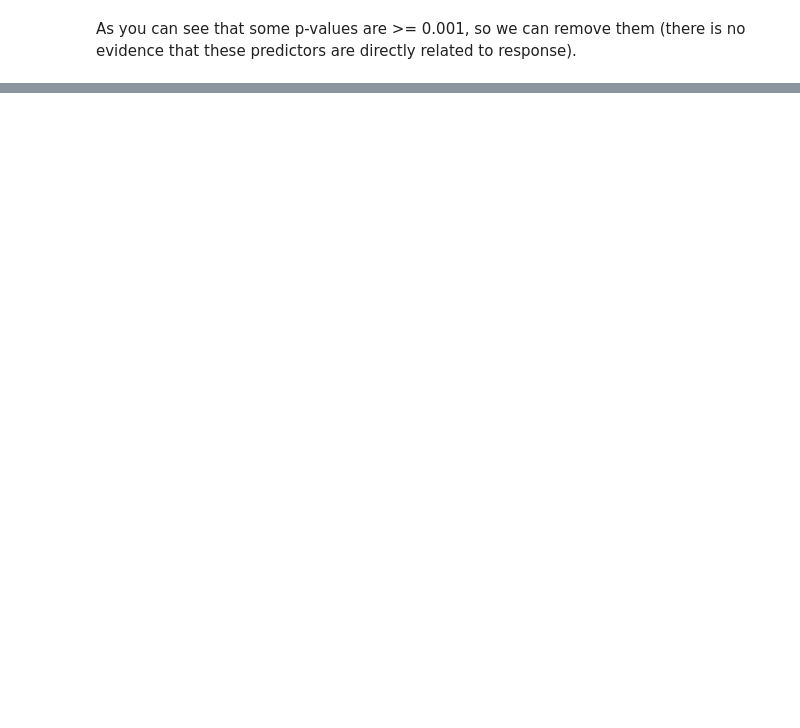
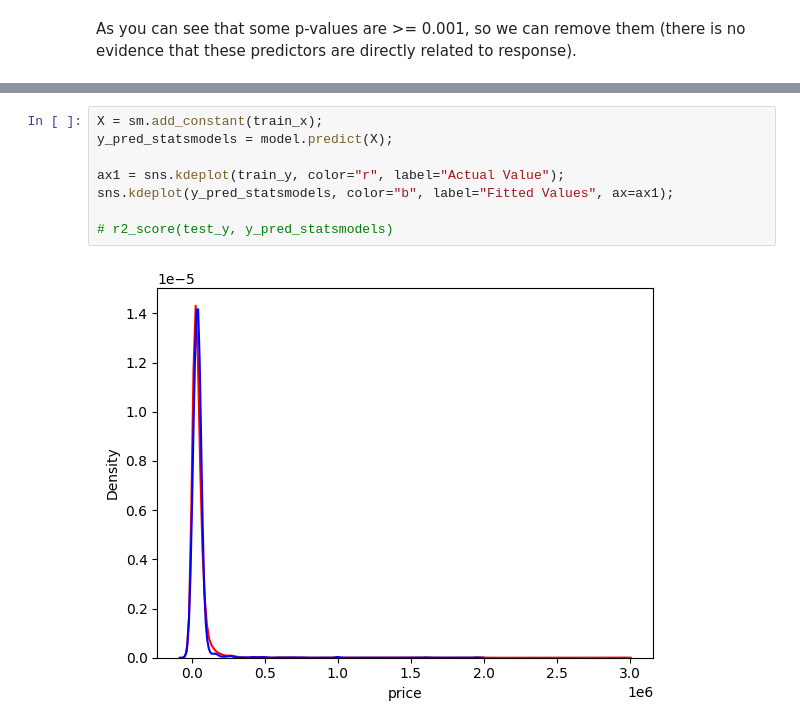
Before and after one commit to abderraouf-000/Used-cars-prediction, a Jupyter notebook: predictionSystem.ipynb, the cells around one changed output, grey strips where cells are left out. Saved outputs shown, nothing was run; the diff lists cells and outputs as text; blank space fills up the shorter version.

Commit message:
Result visualization

```diff
--- a/predictionSystem.ipynb
+++ b/predictionSystem.ipynb
@@ -255,0 +288,10 @@ As you can see that some p-values are >= 0.001, so we can remove them (there is
+# %%
+X = sm.add_constant(train_x);
+y_pred_statsmodels = model.predict(X);
+
+ax1 = sns.kdeplot(train_y, color="r", label="Actual Value");
+sns.kdeplot(y_pred_statsmodels, color="b", label="Fitted Values", ax=ax1);
+
+# r2_score(test_y, y_pred_statsmodels)
+# %% [output]
+[figure, added]
```
Also changed, not shown: parts of 4 cells of this notebook.
